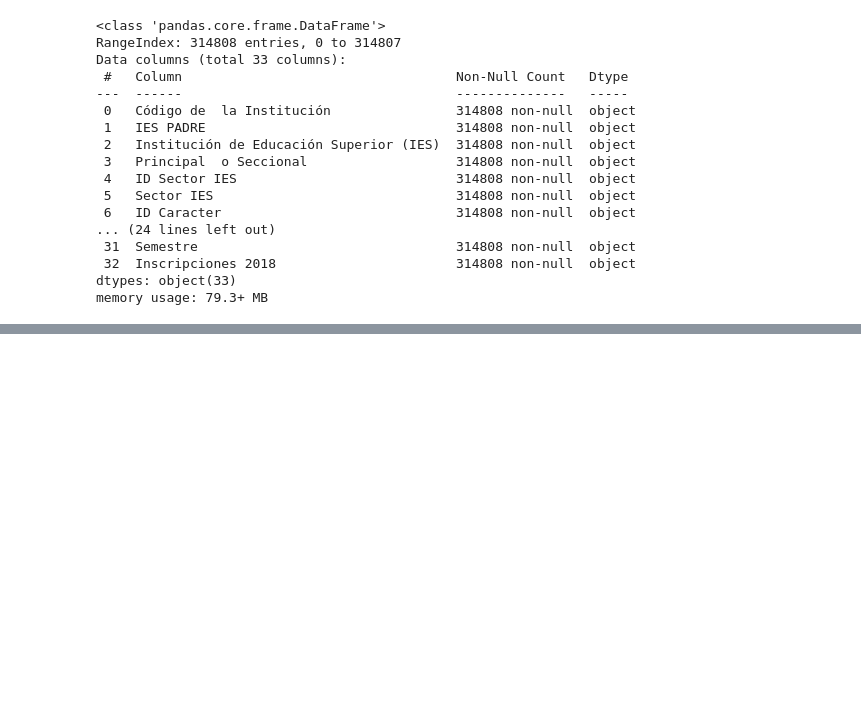
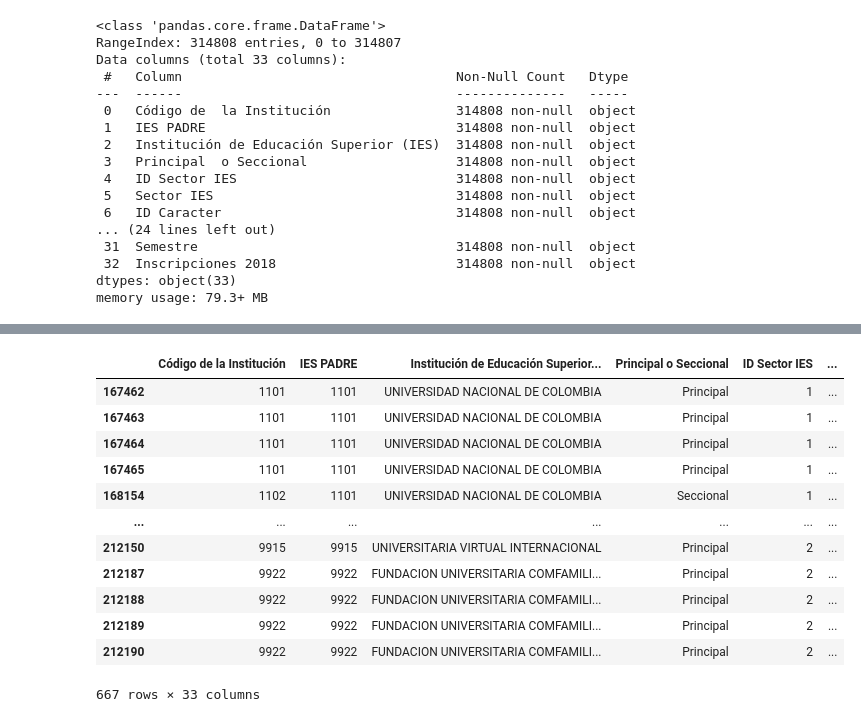
Before and after one commit to cthed2/analisis_SNIES, a Jupyter notebook: notebook.ipynb, the cells around one changed output, grey strips where cells are left out. Saved outputs shown, nothing was run; the diff lists cells and outputs as text; code cells hidden in the pictures; blank space fills up the shorter version.

```diff
--- a/notebook.ipynb
+++ b/notebook.ipynb
@@ -231,0 +313,16 @@ array(['1', '2', '3', 'No Aplica', '', 'Sin Programa Especifico', '4'],
+# %%
+fila_con_nulos
+# %% [output]
+|  | Código de la Institución | IES PADRE | Institución de Educación Superior... | Principal o Seccional | ID Sector IES | ... |
+| 167462 | 1101 | 1101 | UNIVERSIDAD NACIONAL DE COLOMBIA | Principal | 1 | ... |
+| 167463 | 1101 | 1101 | UNIVERSIDAD NACIONAL DE COLOMBIA | Principal | 1 | ... |
+| 167464 | 1101 | 1101 | UNIVERSIDAD NACIONAL DE COLOMBIA | Principal | 1 | ... |
+| 167465 | 1101 | 1101 | UNIVERSIDAD NACIONAL DE COLOMBIA | Principal | 1 | ... |
+| 168154 | 1102 | 1101 | UNIVERSIDAD NACIONAL DE COLOMBIA | Seccional | 1 | ... |
+| ... | ... | ... | ... | ... | ... | ... |
+| 212150 | 9915 | 9915 | UNIVERSITARIA VIRTUAL INTERNACIONAL | Principal | 2 | ... |
+| 212187 | 9922 | 9922 | FUNDACION UNIVERSITARIA COMFAMILI... | Principal | 2 | ... |
+| 212188 | 9922 | 9922 | FUNDACION UNIVERSITARIA COMFAMILI... | Principal | 2 | ... |
+| 212189 | 9922 | 9922 | FUNDACION UNIVERSITARIA COMFAMILI... | Principal | 2 | ... |
+| 212190 | 9922 | 9922 | FUNDACION UNIVERSITARIA COMFAMILI... | Principal | 2 | ... |
+667 rows × 33 columns
```
Also changed, not shown: parts of 25 cells of this notebook, 1 other file.
